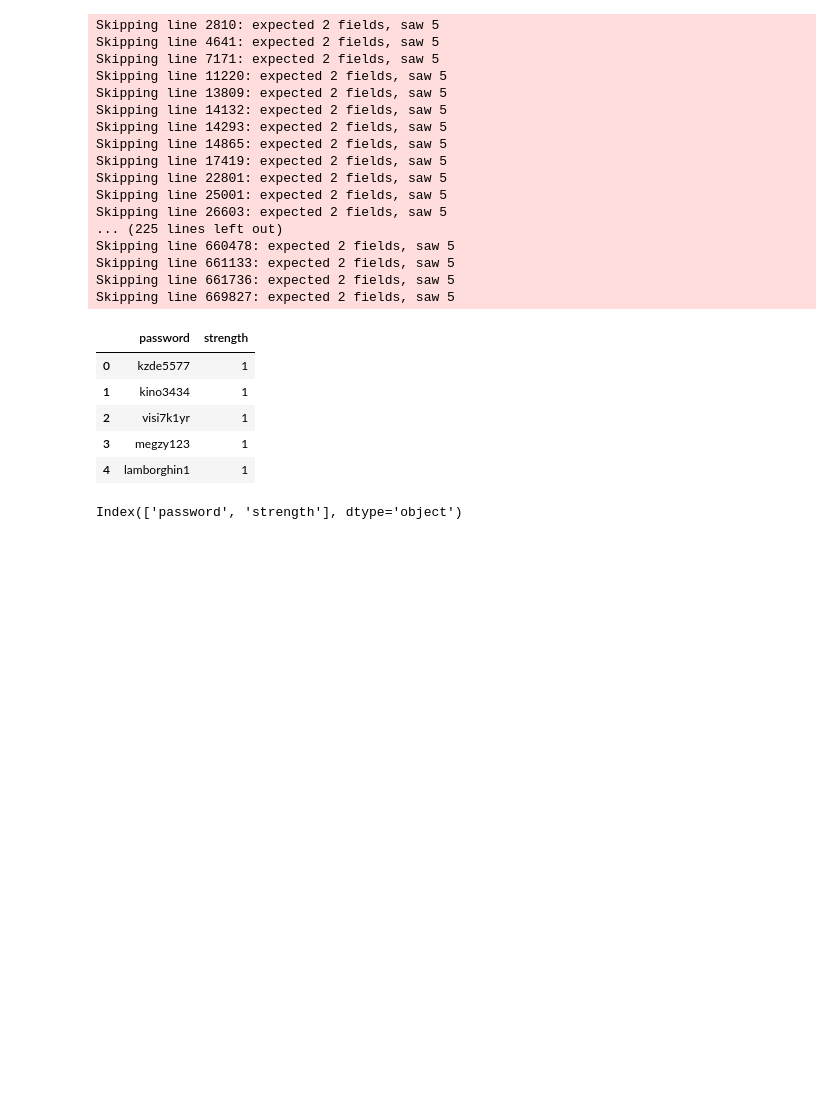
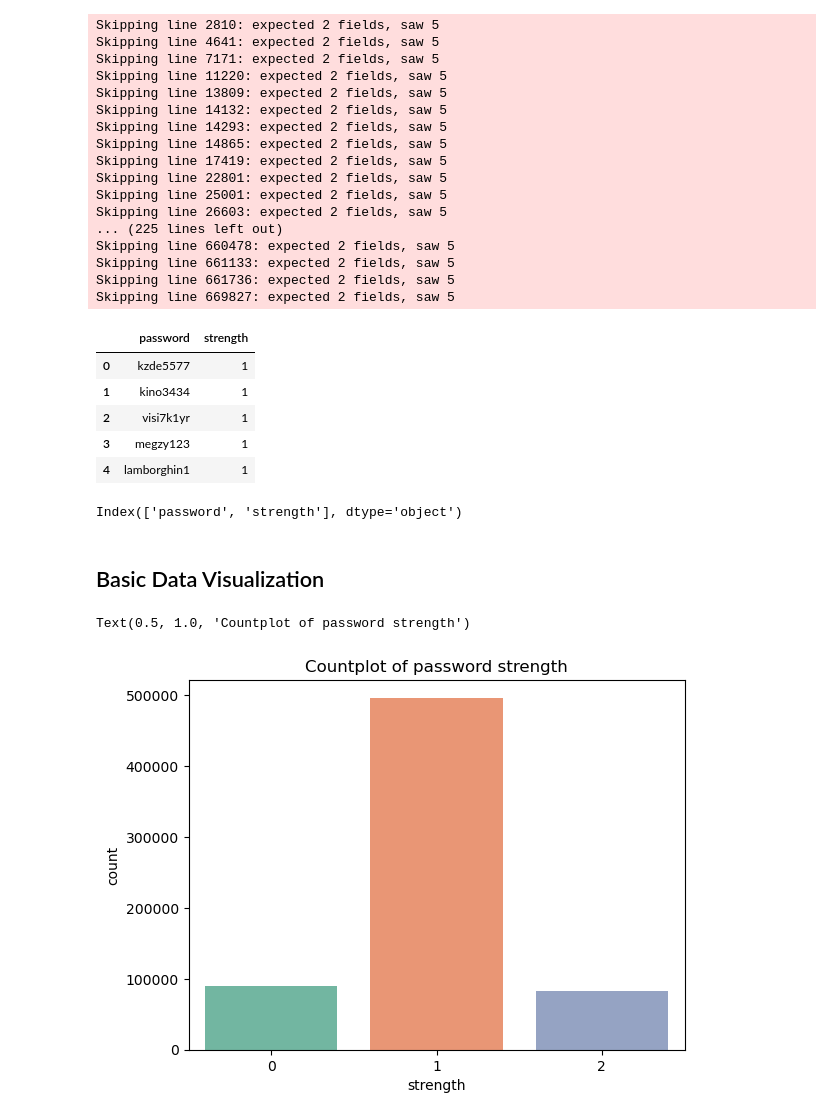
Before and after one commit to BibekRai44/EDA-and-Feature-Engineering, a Jupyter notebook: Password Analysis.ipynb, the cells around one changed output. Drawn from its saved outputs; the diff is of its cells as text; code cells hidden in the pictures; blank space fills up the shorter version.

Commit message:
pratice on basic EDA

```diff
--- a/Password Analysis.ipynb
+++ b/Password Analysis.ipynb
@@ -71,3 +71,5 @@ Skipping line 669827: expected 2 fields, saw 5
 data.columns
 # %% [output]
 Index(['password', 'strength'], dtype='object')
+# %% [markdown]
+## Basic Data Visualization
@@ -73,0 +80,6 @@ Index(['password', 'strength'], dtype='object')
+# %%
+sns.countplot(x='strength',data=data,palette='Set2')
+plt.title('Countplot of password strength')
+# %% [output]
+Text(0.5, 1.0, 'Countplot of password strength')
+[figure, added]
```
Also changed, not shown: parts of 4 cells of this notebook.
